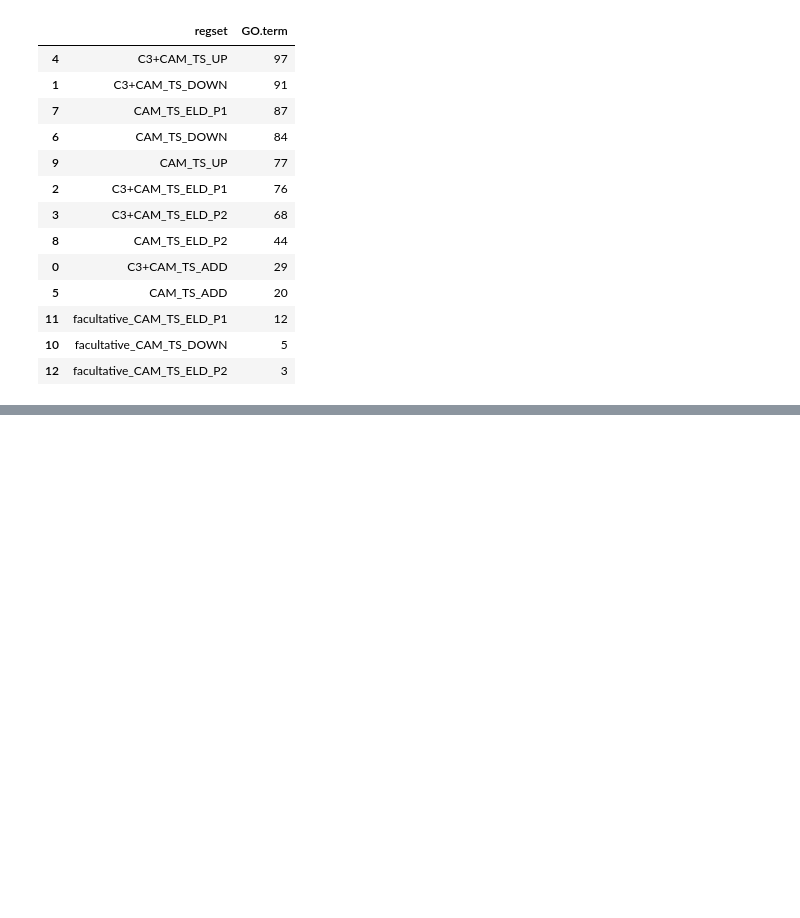
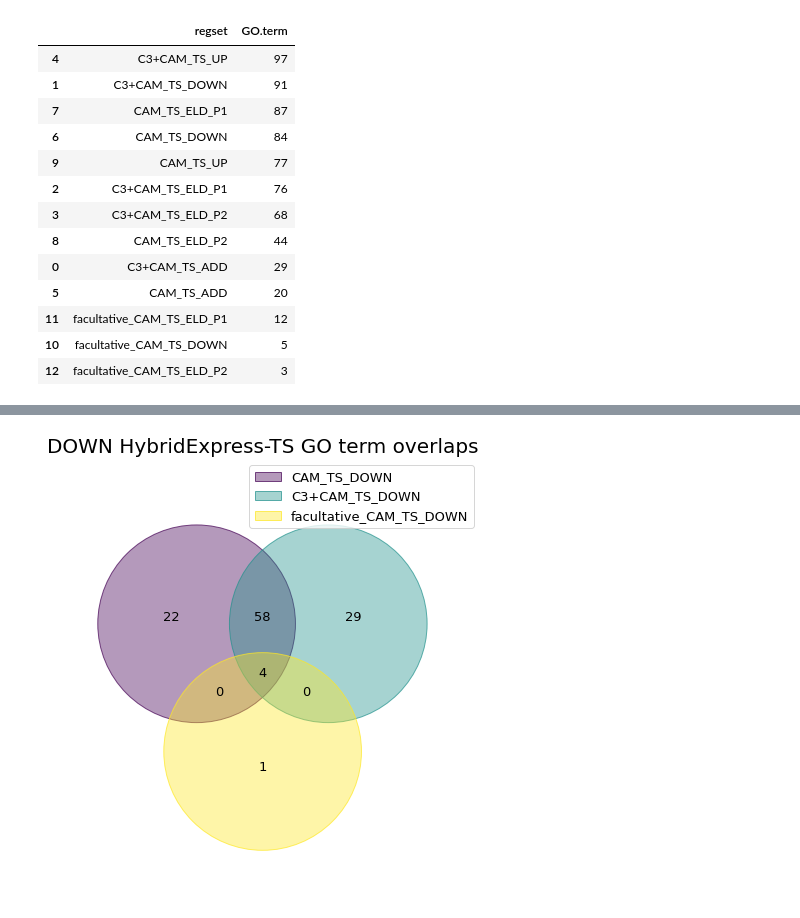
Before and after one commit to achpardo/yucca-genomics, a Jupyter notebook: HybExpTSint_GO.ipynb, the cells around one changed output, grey strips where cells are left out. Cells and saved outputs as stored; diff of their text form; code cells hidden in the pictures; blank space fills up the shorter version.

```diff
--- a/HybExpTSint_GO.ipynb
+++ b/HybExpTSint_GO.ipynb
@@ -39,0 +68,4 @@ res.groupby("regset").count().reset_index()[["regset","GO.term"]].sort_values(by
+# %%
+class_plot_venn("DOWN",True,"./TS_HybExp_GO_venns/")
+# %% [output]
+[figure, added]
```
Also changed, not shown: parts of 27 cells of this notebook, 6 other files.
